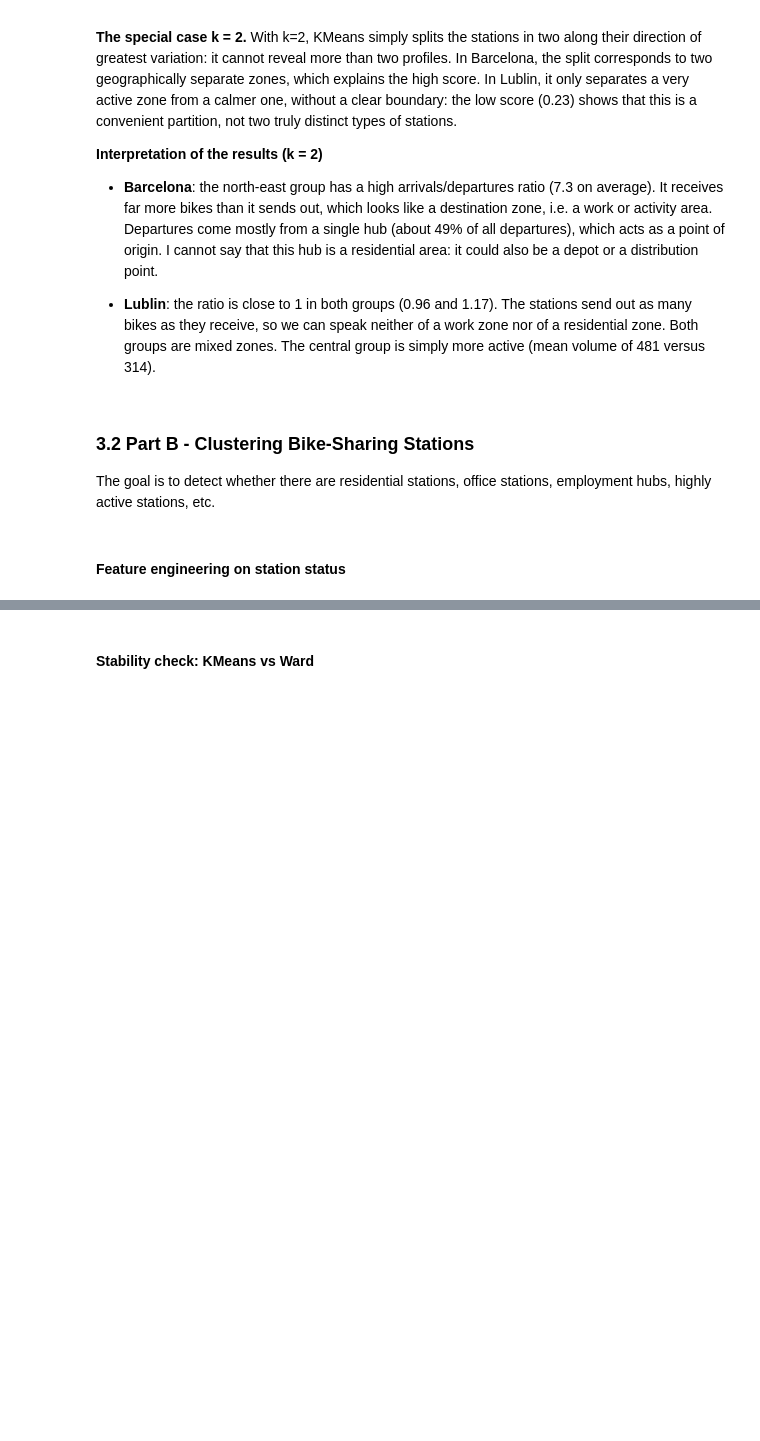
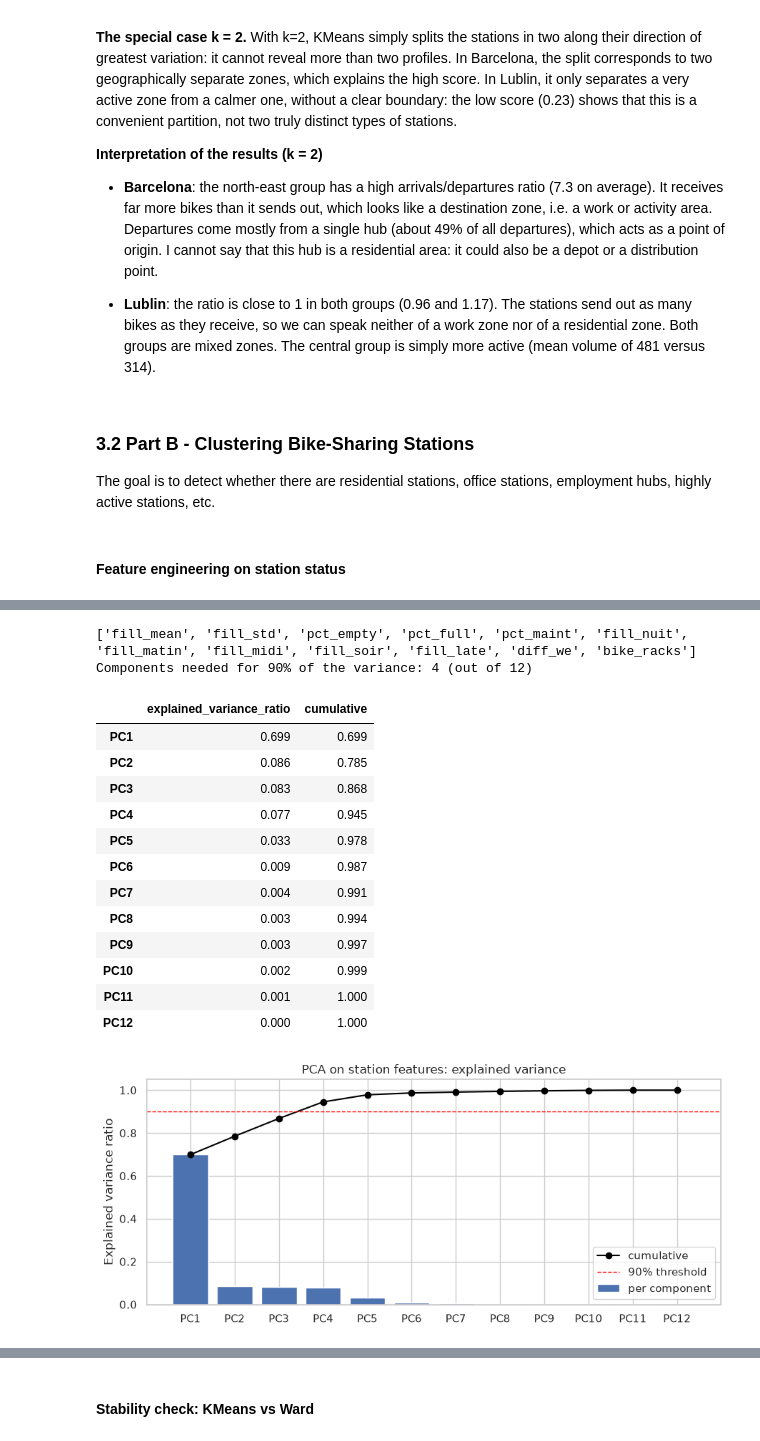
Before and after one commit to Memeel/ML_Challenge, a Jupyter notebook: notebook/FML_challenge.ipynb, the cells around one changed output, grey strips where cells are left out. Cells and saved outputs as stored; diff of their text form; code cells hidden in the pictures; blank space fills up the shorter version.

```diff
--- a/notebook/FML_challenge.ipynb
+++ b/notebook/FML_challenge.ipynb
@@ -1134,0 +2043,44 @@ for k in range(2, 9):
+# %%
+# lon and lat are not used for the clustering (only to draw the clusters)
+feat_cols = [c for c in station_feat.columns if c not in ['lon', 'lat']]
+print(feat_cols)
+X_stations = StandardScaler().fit_transform(station_feat[feat_cols].dropna())
+
+pca_full = PCA(random_state=RANDOM_STATE).fit(X_stations)
+
+explained = pd.DataFrame({
+    'explained_variance_ratio': pca_full.explained_variance_ratio_,
+    'cumulative': np.cumsum(pca_full.explained_variance_ratio_),
+}, index=[f'PC{i + 1}' for i in range(pca_full.n_components_)])
+
+# number of components needed to keep at least 90% of the variance
+n_90 = int(np.argmax(explained['cumulative'].values >= 0.90) + 1)
+print(f"Components needed for 90% of the variance: {n_90} (out of {pca_full.n_components_})")
+display(explained.round(3))
+
+fig, ax = plt.subplots(figsize=(9, 4))
+ax.bar(explained.index, explained['explained_variance_ratio'], label='per component')
+ax.plot(explained.index, explained['cumulative'], color='black', marker='o', label='cumulative')
+ax.axhline(0.90, color='red', linestyle='--', linewidth=1, label='90% threshold')
+ax.set_ylabel('Explained variance ratio')
+ax.set_title('PCA on station features: explained variance')
+ax.legend()
+plt.tight_layout()
+plt.show()
+# %% [output]
+['fill_mean', 'fill_std', 'pct_empty', 'pct_full', 'pct_maint', 'fill_nuit', 'fill_matin', 'fill_midi', 'fill_soir', 'fill_late', 'diff_we', 'bike_racks']
+Components needed for 90% of the variance: 4 (out of 12)
+|  | explained_variance_ratio | cumulative |
+| PC1 | 0.699 | 0.699 |
+| PC2 | 0.086 | 0.785 |
+| PC3 | 0.083 | 0.868 |
+| PC4 | 0.077 | 0.945 |
+| PC5 | 0.033 | 0.978 |
+| PC6 | 0.009 | 0.987 |
+| PC7 | 0.004 | 0.991 |
+| PC8 | 0.003 | 0.994 |
+| PC9 | 0.003 | 0.997 |
+| PC10 | 0.002 | 0.999 |
+| PC11 | 0.001 | 1.000 |
+| PC12 | 0.000 | 1.000 |
+[figure, added]
```
Also changed, not shown: parts of 111 cells of this notebook.
